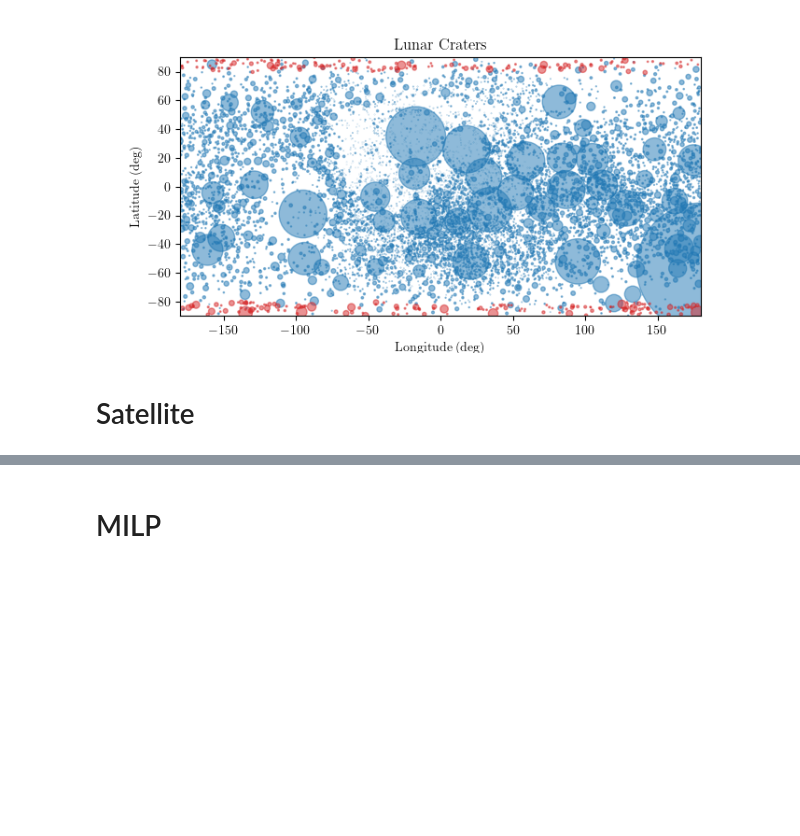
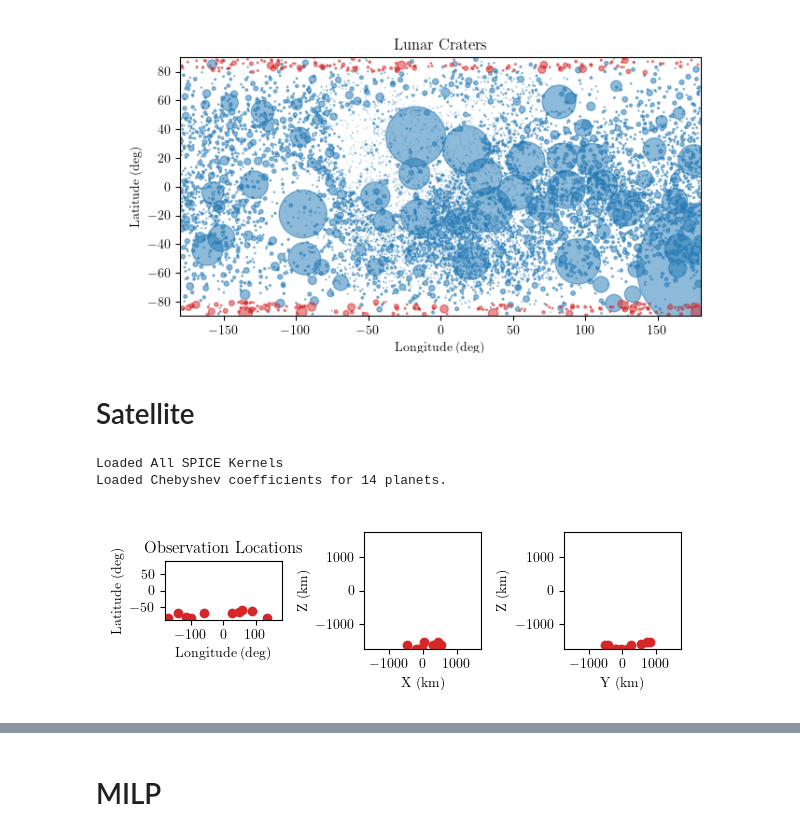
Before and after one commit to Stanford-NavLab/LuPNT, a Jupyter notebook: examples/projects/pnt-scheduling/example_pnt_scheduling.ipynb, the cells around one changed output, grey strips where cells are left out. Drawn from its saved outputs; the diff is of its cells as text; code cells hidden in the pictures; blank space fills up the shorter version.

```diff
--- a/examples/projects/pnt-scheduling/example_pnt_scheduling.ipynb
+++ b/examples/projects/pnt-scheduling/example_pnt_scheduling.ipynb
@@ -120,28 +120,31 @@ alts = np.concatenate([alts_ic, alts_psr])
 epoch_0 = pnt.SpiceInterface.string_to_tai("2025/10/02 00:00:00.000 UTC")
 
 # Orbital elements
-sma = 5740               # [km]  a, Semi-major axis
-ecc = 0.58               # [-]   e, Eccentricity
-inc = np.deg2rad(54.856) # [rad] i, Inclination
-raan = np.deg2rad(0)     # [rad] W, Right ascension of the ascending node
-aop = np.deg2rad(86.322) # [rad] w, Argument of periapsis
-ma = np.deg2rad(180)     # [rad] M, Mean anomaly
+sma = 5740  # [km]  a, Semi-major axis
+ecc = 0.58  # [-]   e, Eccentricity
+inc = np.deg2rad(54.856)  # [rad] i, Inclination
+raan = np.deg2rad(0)  # [rad] W, Right ascension of the ascending node
+aop = np.deg2rad(86.322)  # [rad] w, Argument of periapsis
+ma = np.deg2rad(0)  # [rad] M, Mean anomaly
 coe_sat_OP = np.array([sma, ecc, inc, raan, aop, ma])
-rv_sat_OP = pnt.classical_to_cartesian(coe_sat_OP, pnt.MU_MOON)
-rv_sat_mi = pnt.CoordConverter.convert(epoch_0, rv_sat_OP, pnt.OP, pnt.MI)
+rv0_sat_OP = pnt.classical_to_cartesian(coe_sat_OP, pnt.MU_MOON)
+rv0_sat_mi = pnt.CoordConverter.convert(epoch_0, rv0_sat_OP, pnt.OP, pnt.MI)
 
 # Time
 T = 2 * np.pi * np.sqrt(np.power(sma, 3) / pnt.MU_MOON)
 dT = 5 * pnt.SECS_PER_MINUTE
 dt = 5 * pnt.SECS_PER_MINUTE
-tf = 1.5 * T
-N_steps = int(tf / dT)
-tspan = np.linspace(0, tf, N_steps)
+tf = 2.5 * pnt.SECS_PER_DAY
+N_t = int(tf / dT)
+tspan = np.linspace(0, tf, N_t)
 
 # Dynamics
 dynamics = pnt.NBodyDynamics()
 dynamics.set_primary_body(pnt.Body.Moon())
 dynamics.add_body(pnt.Body.Earth())
 dynamics.set_time_step(dt)
+# %% [output]
+Loaded All SPICE Kernels
+Loaded Chebyshev coefficients for 14 planets.
 # %%
 # Propagation
@@ -149,0 +159,47 @@ rv_earth = pnt.SpiceInterface.get_body_pos_vel(epoch_0, pnt.MOON, pnt.EARTH)
+# %%
+# Locations
+N_loc = 10
+np.random.seed(0)
+idxs_south_pole = np.where(lats < -60)[0]
+idxs = np.random.choice(idxs_south_pole, N_loc)
+loc_lats = np.deg2rad(lats[idxs])
+loc_lons = np.deg2rad(lons[idxs])
+loc_alts = alts[idxs]
+
+r_obs_pa = pnt.geographical_to_cartesian(
+    np.vstack((loc_lats, loc_lons, loc_alts)).T, pnt.R_MOON
+)
+rv_obs_pa = np.hstack((r_obs_pa, np.zeros((N_loc, 3))))
+rv_obs_mi = pnt.CoordConverter.convert(epoch_0, rv_obs_pa, pnt.PA, pnt.MI)
+# %%
+# Lat-lon and position in PA frame
+plt.figure(figsize=(6, 2))
+plt.subplot(131)
+plt.plot(np.rad2deg(loc_lons), np.rad2deg(loc_lats), "o", color="tab:red")
+plt.xlabel("Longitude (deg)")
+plt.ylabel("Latitude (deg)")
+plt.title("Observation Locations")
+plt.xlim(-180, 180)
+plt.ylim(-90, 90)
+plt.gca().set_aspect("equal", adjustable="box")
+
+plt.subplot(132)
+plt.plot(r_obs_pa[:, 0], r_obs_pa[:, 2], "o", color="tab:red")
+plt.xlabel("X (km)")
+plt.ylabel("Z (km)")
+plt.xlim(-pnt.R_MOON, pnt.R_MOON)
+plt.ylim(-pnt.R_MOON, pnt.R_MOON)
+plt.gca().set_aspect("equal", adjustable="box")
+
+plt.subplot(133)
+plt.plot(r_obs_pa[:, 1], r_obs_pa[:, 2], "o", color="tab:red")
+plt.xlabel("Y (km)")
+plt.ylabel("Z (km)")
+plt.xlim(-pnt.R_MOON, pnt.R_MOON)
+plt.ylim(-pnt.R_MOON, pnt.R_MOON)
+plt.gca().set_aspect("equal", adjustable="box")
+
+plt.tight_layout()
+plt.show()
+# %% [output]
+[figure, added]
```
Also changed, not shown: parts of 30 cells of this notebook.
